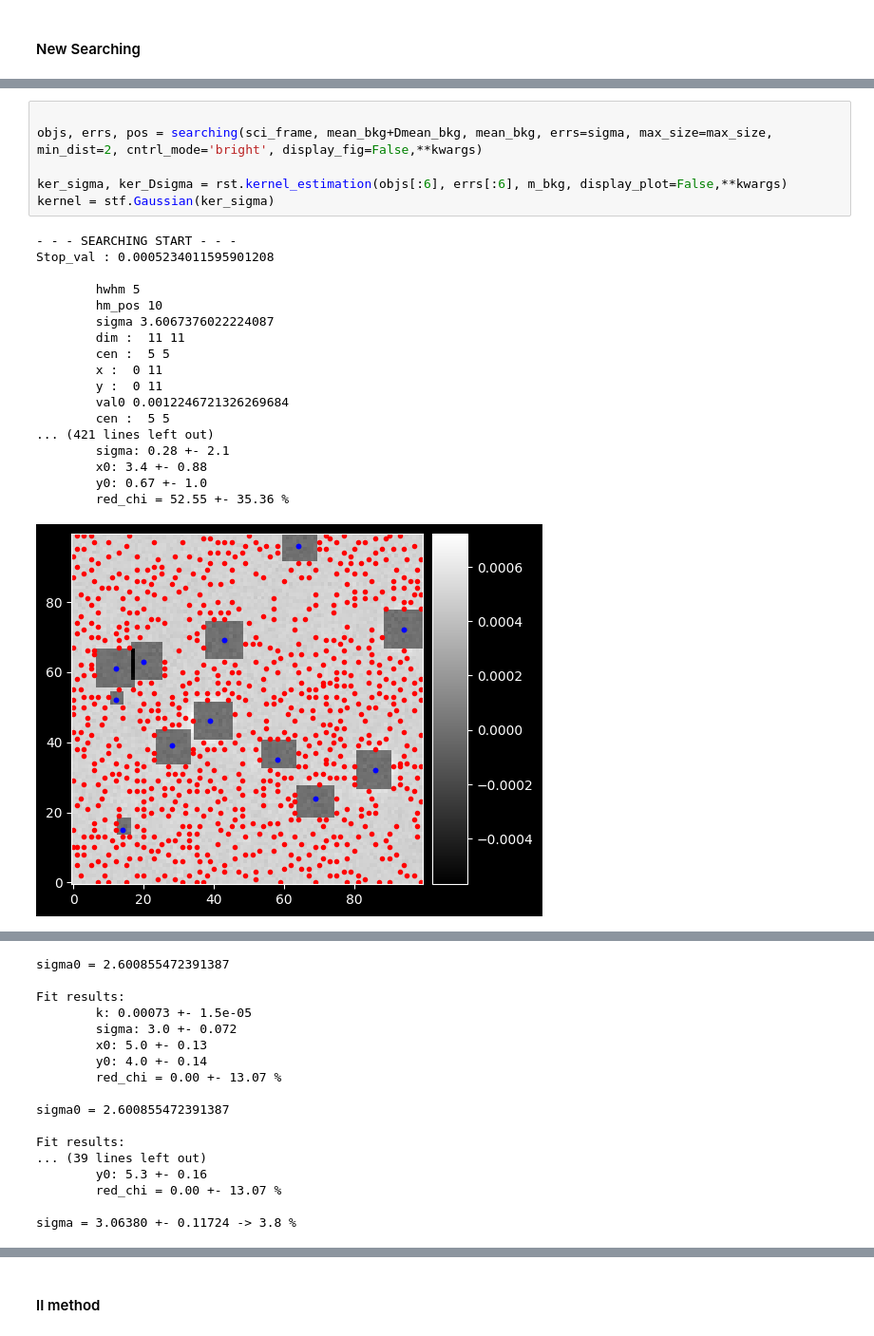
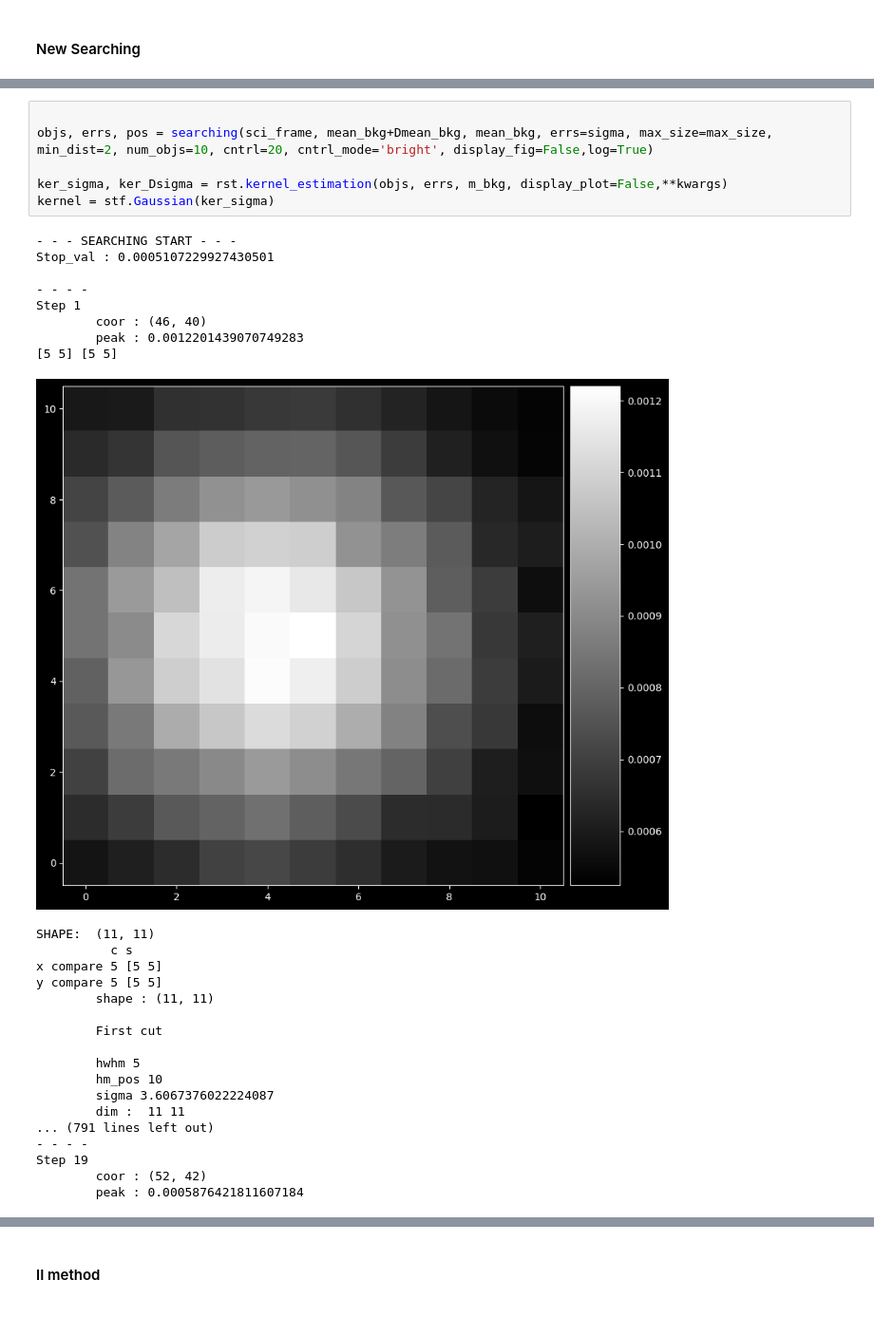
Before and after one commit to 00-berni/proj_2, a Jupyter notebook: implementation.ipynb, the cells around one changed output, grey strips where cells are left out. Shown at 95% size. Saved outputs shown, nothing was run; the diff lists cells and outputs as text.

```diff
--- a/implementation.ipynb
+++ b/implementation.ipynb
@@ -571,26 +566,34 @@ def searching(field: NDArray, thr: float, bkg_val: float, errs: NDArray | None =
     return acc_obj, err_obj, acc_pos
 # %%
 
-objs, errs, pos = searching(sci_frame, mean_bkg+Dmean_bkg, mean_bkg, errs=sigma, max_size=max_size, min_dist=2, cntrl_mode='bright', display_fig=False,**kwargs)
+objs, errs, pos = searching(sci_frame, mean_bkg+Dmean_bkg, mean_bkg, errs=sigma, max_size=max_size, min_dist=2, num_objs=10, cntrl=20, cntrl_mode='bright', display_fig=False,log=True)
 
-ker_sigma, ker_Dsigma = rst.kernel_estimation(objs[:6], errs[:6], m_bkg, display_plot=False,**kwargs)
+ker_sigma, ker_Dsigma = rst.kernel_estimation(objs, errs, m_bkg, display_plot=False,**kwargs)
 kernel = stf.Gaussian(ker_sigma)
 # %% [output]
 - - - SEARCHING START - - -
-Stop_val : 0.0005234011595901208
+Stop_val : 0.0005107229927430501
 
-        hwhm 5
-        hm_pos 10
-        sigma 3.6067376022224087
-        dim :  11 11
-        cen :  5 5
-        x :  0 11
-        y :  0 11
-        val0 0.0012246721326269684
-        cen :  5 5
-... (421 lines left out)
-        sigma: 0.28 +- 2.1
-        x0: 3.4 +- 0.88
-        y0: 0.67 +- 1.0
-        red_chi = 52.55 +- 35.36 %
+- - - -
+Step 1
+        coor : (46, 40)
+        peak : 0.0012201439070749283
+[5 5] [5 5]
-[figure, old version]
+[figure, new version]
+SHAPE:  (11, 11)
+          c s
+x compare 5 [5 5]
+y compare 5 [5 5]
+        shape : (11, 11)
+
+        First cut
+
+        hwhm 5
+        hm_pos 10
+        sigma 3.6067376022224087
+        dim :  11 11
+... (791 lines left out)
+- - - -
+Step 19
+        coor : (52, 42)
+        peak : 0.0005876421811607184
@@ -598,17 +600,0 @@ Stop_val : 0.0005234011595901208
-sigma0 = 2.600855472391387
-
-Fit results:
-        k: 0.00073 +- 1.5e-05
-        sigma: 3.0 +- 0.072
-        x0: 5.0 +- 0.13
-        y0: 4.0 +- 0.14
-        red_chi = 0.00 +- 13.07 %
-
-sigma0 = 2.600855472391387
-
-Fit results:
-... (39 lines left out)
-        y0: 5.3 +- 0.16
-        red_chi = 0.00 +- 13.07 %
-
-sigma = 3.06380 +- 0.11724 -> 3.8 %
```
Also changed, not shown: parts of 14 cells of this notebook.
